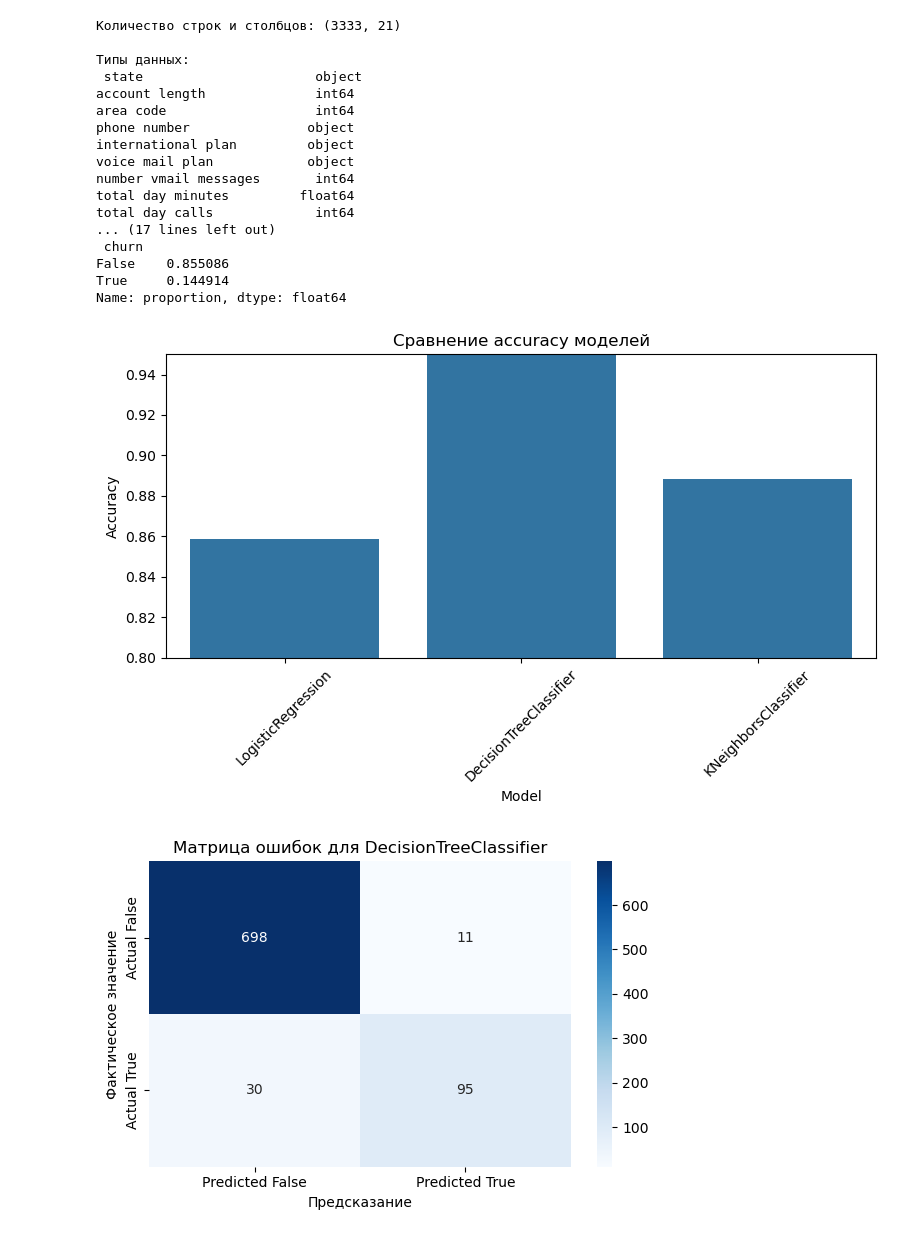
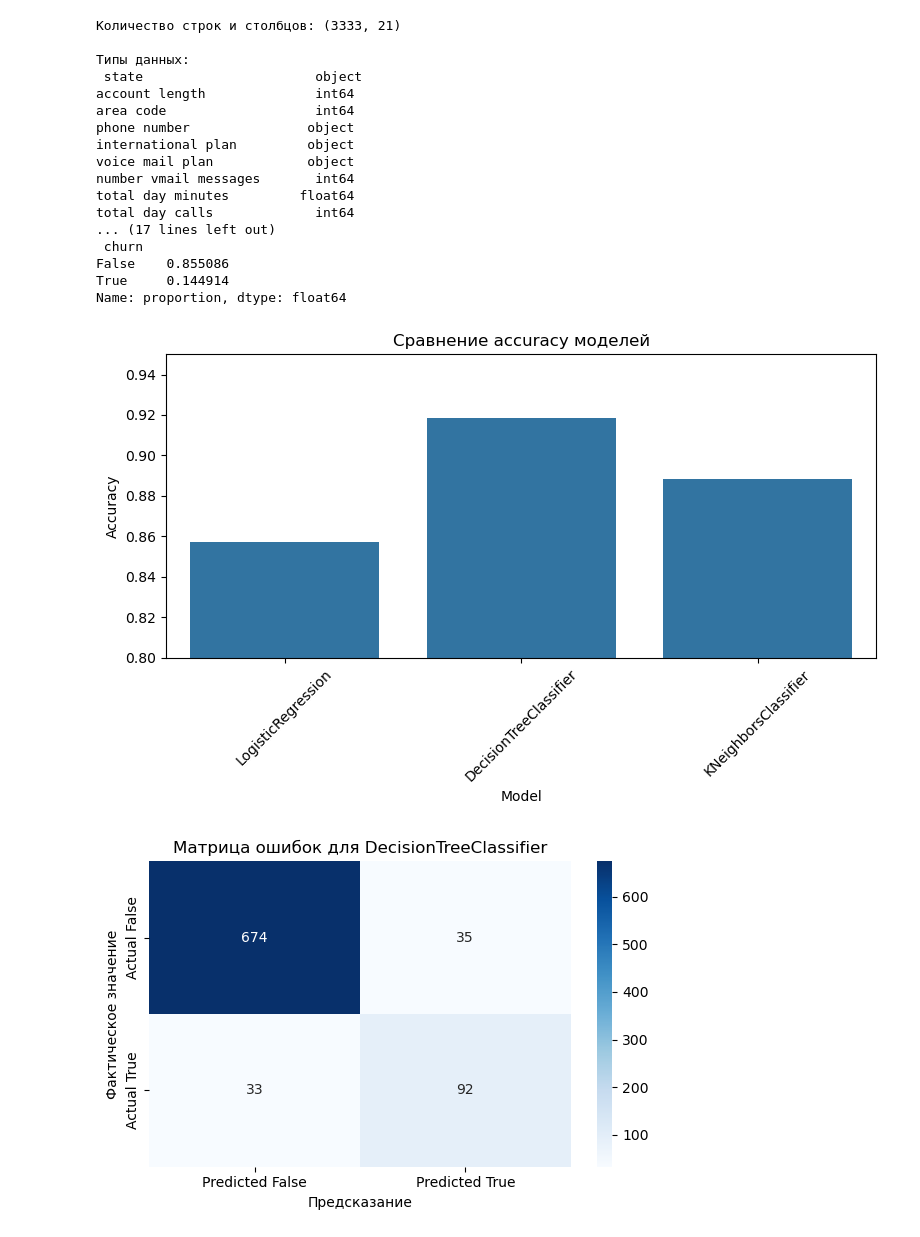
Before and after one commit to ahdp861/es, a Jupyter notebook: 1/1.ipynb, the cells around one changed output. Drawn from its saved outputs; the diff is of its cells as text; code cells hidden in the pictures.

```diff
--- a/1/1.ipynb
+++ b/1/1.ipynb
@@ -26,8 +26,8 @@ print("\nРаспределение целевой переменной 'churn':
 X = data.drop('churn', axis=1)
 y = data['churn']
 
-categorical_features = ['state', 'phone number', 'international plan', 'voice mail plan']
-numerical_features = [col for col in X.columns if col not in categorical_features]
+categorical_features = ['state', 'international plan', 'voice mail plan']
+numerical_features = [col for col in X.columns if col not in categorical_features and col!='phone number']
 
 preprocessor = ColumnTransformer(
     transformers=[
@@ -76,32 +76,32 @@ best_model_predictions = results[best_model_name]['predictions']
 
 cm = confusion_matrix(y_test, best_model_predictions)
 
 plt.figure(figsize=(6, 4))
 sns.heatmap(cm, annot=True, fmt='d', cmap='Blues',
             xticklabels=['Predicted False', 'Predicted True'],
             yticklabels=['Actual False', 'Actual True'])
 plt.title(f'Матрица ошибок для {best_model_name}')
 plt.xlabel('Предсказание')
 plt.ylabel('Фактическое значение')
 plt.tight_layout()
 plt.show()
 # %% [output]
 Количество строк и столбцов: (3333, 21)
 
 Типы данных:
  state                      object
 account length              int64
 area code                   int64
 phone number               object
 international plan         object
 voice mail plan            object
 number vmail messages       int64
 total day minutes         float64
 total day calls             int64
 ... (17 lines left out)
  churn
 False    0.855086
 True     0.144914
 Name: proportion, dtype: float64
-[figure, old version]
+[figure, new version]
-[figure, old version]
+[figure, new version]
```
Also changed, not shown: 1 other file.
